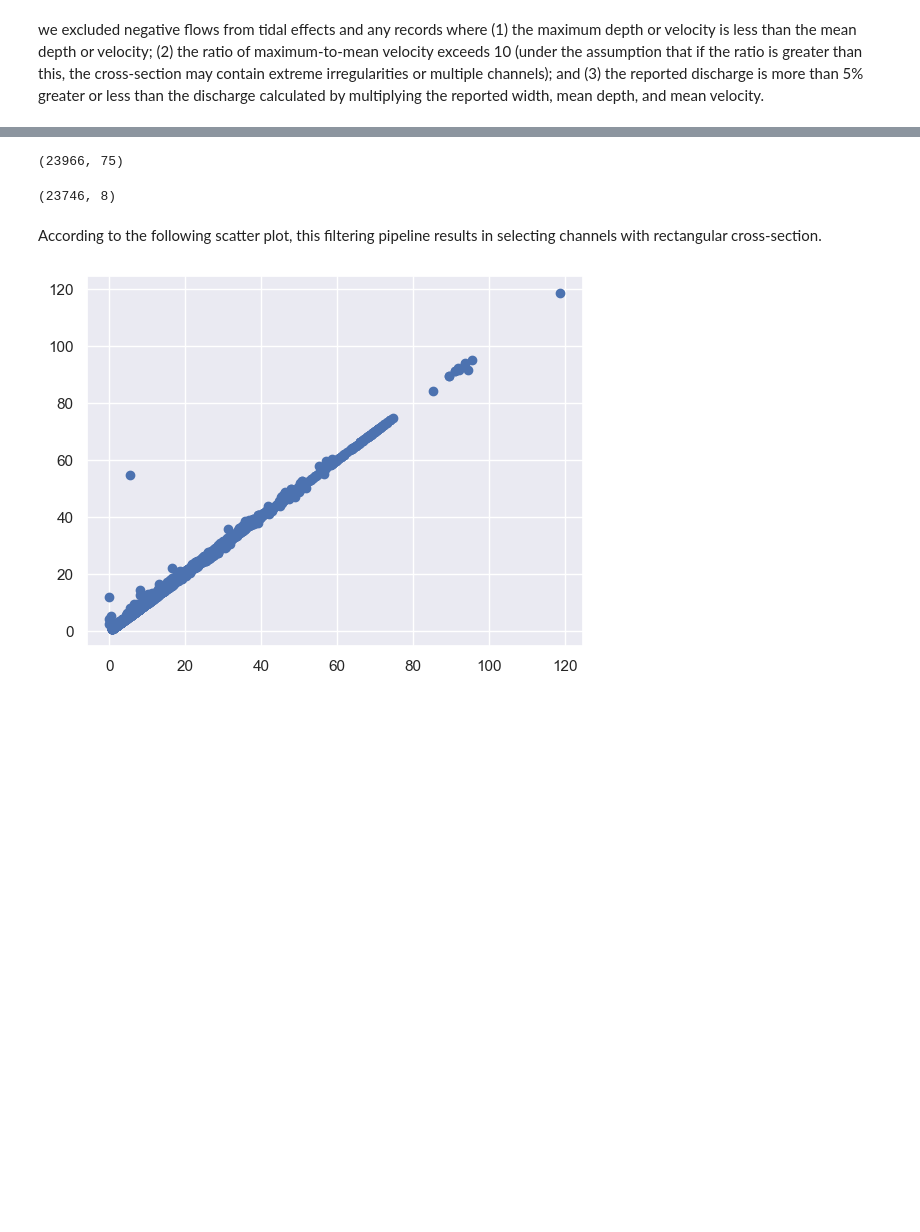
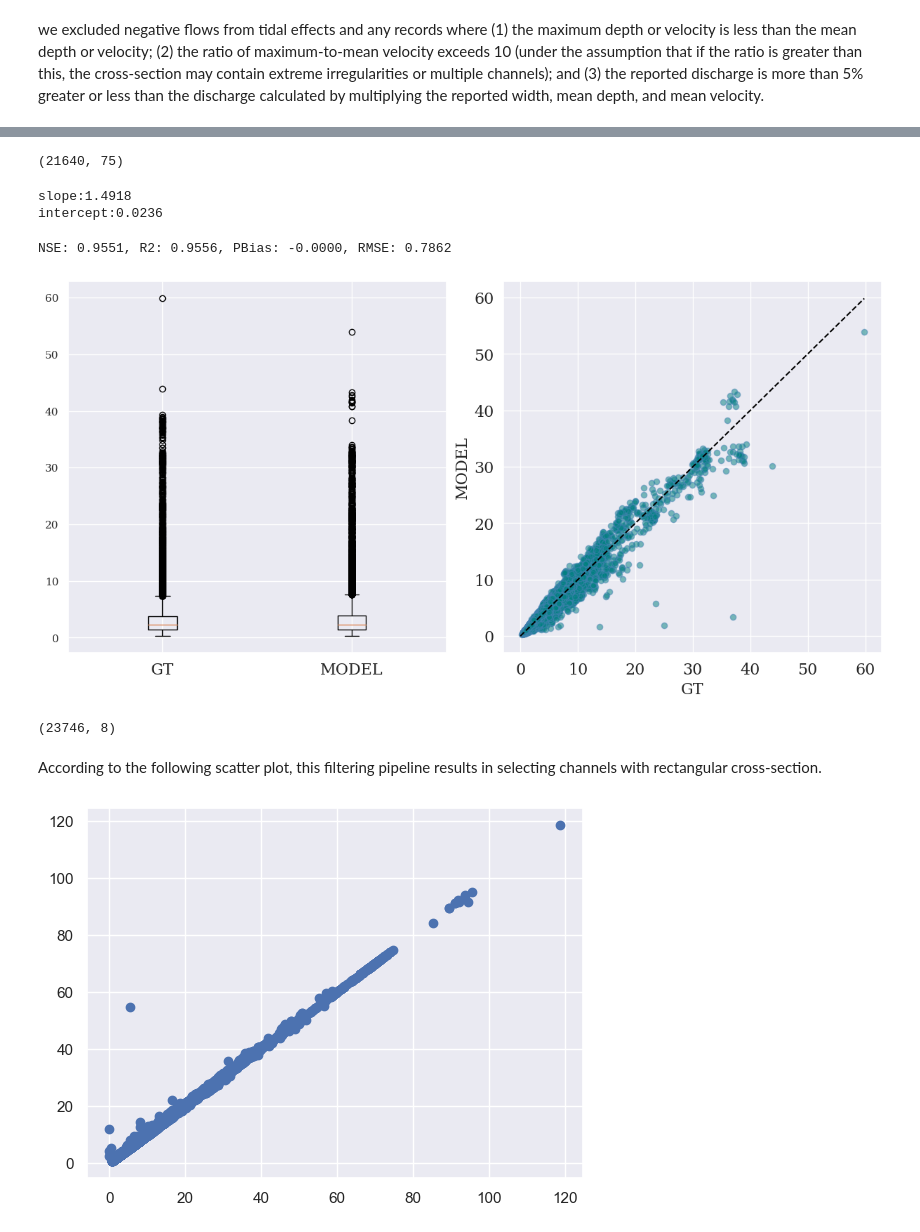
Before and after one commit to smhassanerfani/si2022, a Jupyter notebook: tauraat/hydroswot_Bjerklie_subset.ipynb, the cells around one changed output, grey strips where cells are left out. Drawn from its saved outputs; the diff is of its cells as text; code cells hidden in the pictures; blank space fills up the shorter version.

Commit message:
Added Line Organic Correlation

```diff
--- a/tauraat/hydroswot_Bjerklie_subset.ipynb
+++ b/tauraat/hydroswot_Bjerklie_subset.ipynb
@@ -23,6 +24,6 @@ df.shape
 # %% [markdown]
 To avoid the possible effects of localized obstructions in small channels that might cause highly variable hydraulic conditions, we restricted the analysis to streamflow measurements with top width greater than 15 $m$ and contributing drainage area greater than 13 $km^2$.
 # %%
-df = df[(df['drain_area_va'] > 5.01933) & (df['stream_wdth_va'] > 15)]
+df = df[(df['drain_area_va'] > 5.01933) & (df['stream_wdth_va'] > 49.2126)]
 df.shape
 # %% [output]
@@ -59,4 +60,4 @@ df = df[(df['q_va'] < 1.05 * df['mean_vel_va'] * df['stream_wdth_va'] * df['mean
 df = df[(0.95 * df['mean_vel_va'] * df['stream_wdth_va'] * df['mean_depth_va'] < df['q_va'])]
 df.shape
 # %% [output]
-(23966, 75)
+(21640, 75)
@@ -63,3 +66,24 @@ df.shape
+# %%
+x = (df['mean_depth_va']*0.3048).to_numpy()
+y = (df['max_depth_va']*0.3048).to_numpy()
+# %%
+# the line of organic correlation (LOC) regression
+print(f'slope:{np.std(y)/np.std(x):.4f}')
+print(f'intercept:{np.mean(y)-(np.std(y)/np.std(x))*np.mean(x):.4f}')
+# %% [output]
+slope:1.4918
+intercept:0.0236
+# %%
+# Line Organic Correlation
+alpha=np.std(y)/np.std(x)
+beta=np.mean(y)-(np.std(y)/np.std(x))*np.mean(x)
+yp = (alpha*x) + beta
+# %%
+# from utils import scatter_plot
+scatter_plot(y,yp)
+# %% [output]
+NSE: 0.9551, R2: 0.9556, PBias: -0.0000, RMSE: 0.7862
+[figure, added]
 # %%
 candidate_columns = ['site_no', 'drain_area_va', 'q_va', 'stage_va', 'stream_wdth_va', 'xsec_area_va', 'mean_vel_va', 'mean_depth_va']
 
```
Also changed, not shown: parts of 7 cells of this notebook.
